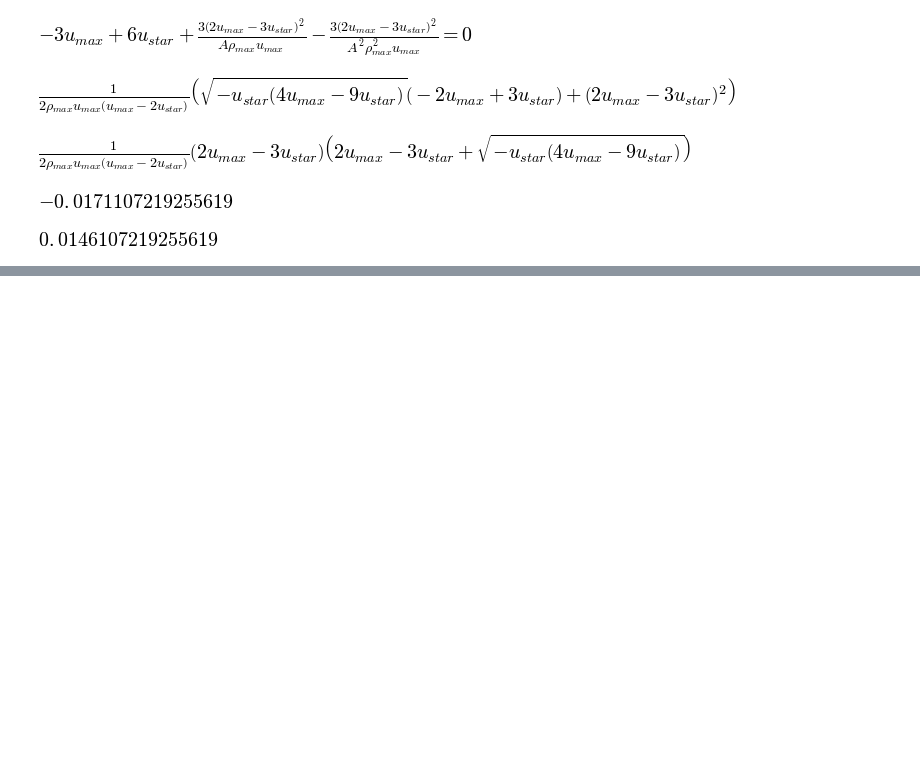
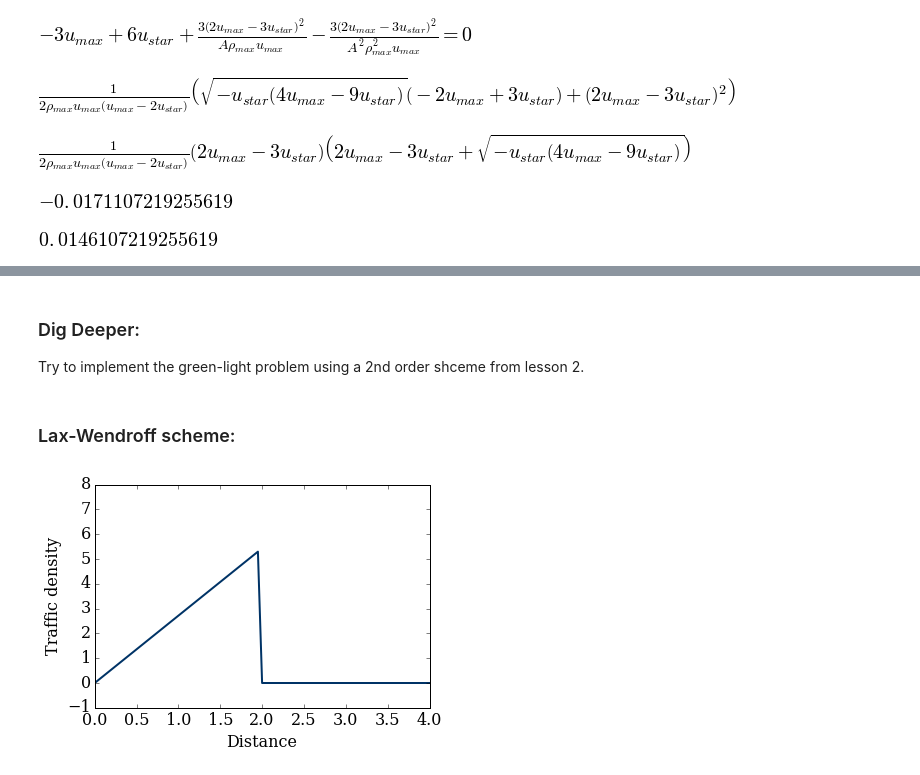
Before and after one commit to morrill/-mae6286, a Jupyter notebook: module_3/lesson_3.ipynb, the cells around one changed output, grey strips where cells are left out. Drawn from its saved outputs; the diff is of its cells as text; code cells hidden in the pictures; blank space fills up the shorter version.

Commit message:
finished with lesson, tried 2nd order schemes, didn't work out well... yet.

```diff
--- a/module_3/lesson_3.ipynb
+++ b/module_3/lesson_3.ipynb
@@ -83,0 +177,3 @@ bval
+# %% [markdown]
+### Dig Deeper:
+Try to implement the green-light problem using a 2nd order shceme from lesson 2.
@@ -83,0 +265,18 @@ bval
+# %% [markdown]
+### Lax-Wendroff scheme:
+# %%
+rho_n_lax_wen = laxwendroff(rho_initial,nt,dt,dx,rho_max,u_max)
+# %%
+fig = pyplot.figure();
+ax = pyplot.axes(xlim=(0,4),ylim=(-1,8),xlabel='Distance',ylabel='Traffic density');
+line, = ax.plot([],[],color='#003366', lw=2);
+
+def animate(data):
+    x = numpy.linspace(0,4,nx)
+    y = data
+    line.set_data(x,y)
+    return line,
+
+anim = animation.FuncAnimation(fig, animate, frames=rho_n_lax_wen, interval=50)
+# %% [output]
+[figure, added]
```
Also changed, not shown: parts of 21 cells of this notebook.
